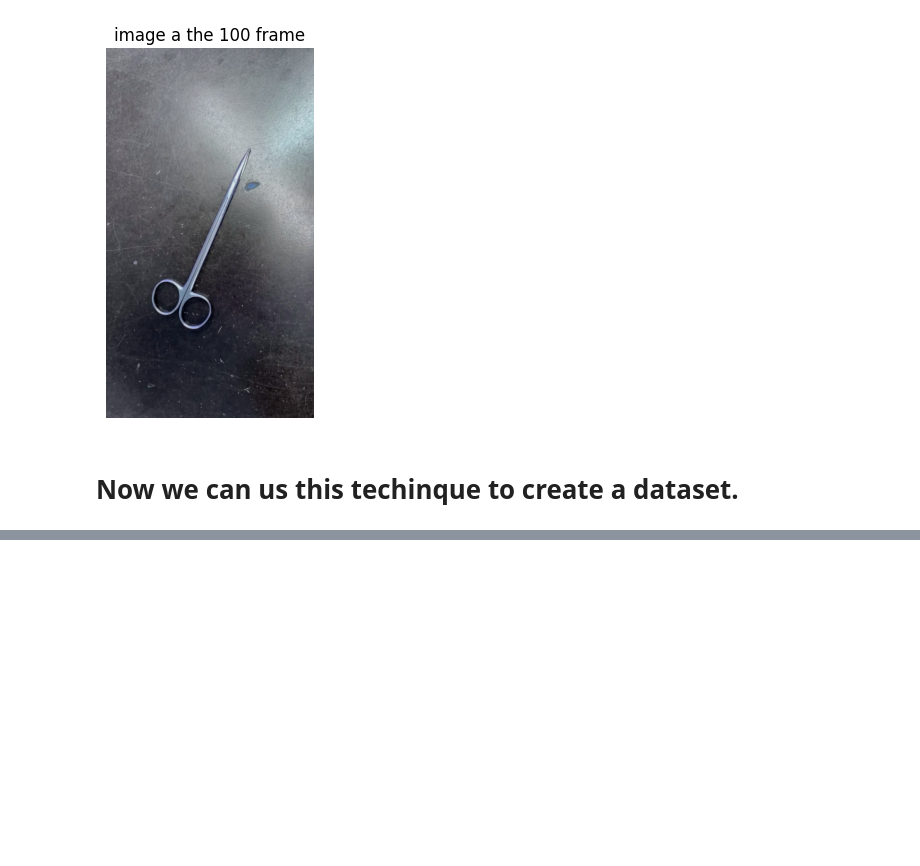
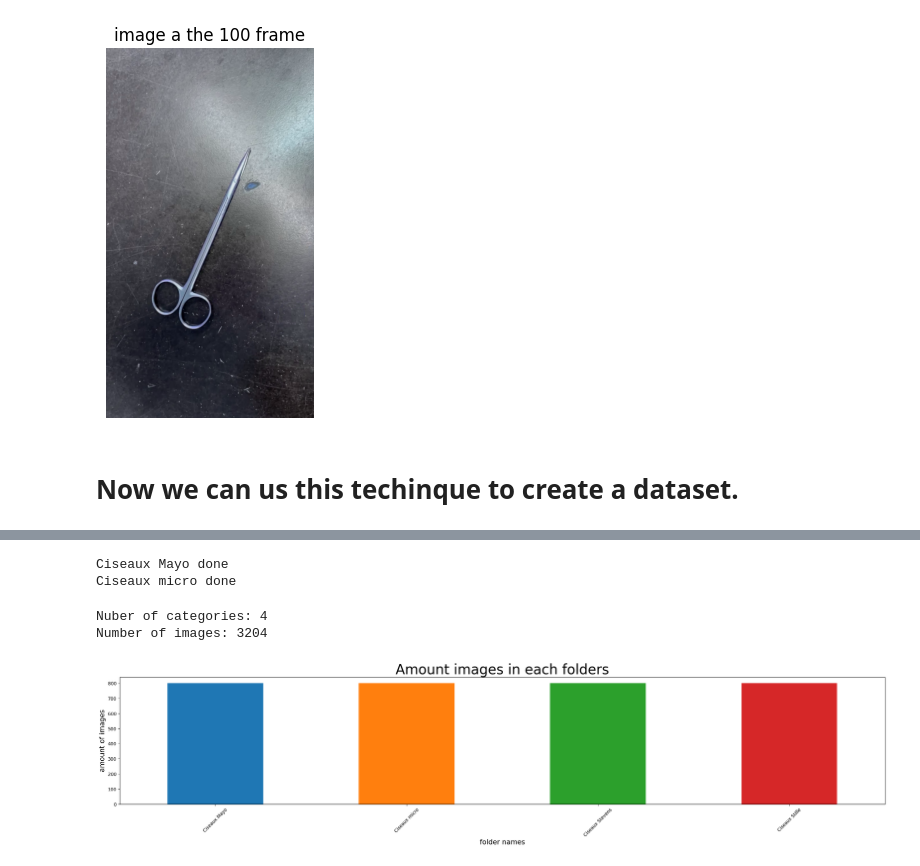
Before and after one commit to PiWebswiss/surgical-classification, a Jupyter notebook: get-data.ipynb, the cells around one changed output, grey strips where cells are left out. Cells and saved outputs as stored; diff of their text form; code cells hidden in the pictures; blank space fills up the shorter version.

```diff
--- a/get-data.ipynb
+++ b/get-data.ipynb
@@ -94,0 +197,74 @@ def video_to_image(path, frame_number= format=".jpg"):
+# %%
+folder_name = "dataset/data"
+if not os.path.exists(folder_name):
+    # Create the directory
+    os.makedirs(folder_name)
+
+video_dir = "dataset/row-data"
+dir_path = "dataset/data"
+
+
+# Call the function and save the images
+for image_name, video_name in image_correspond.items():
+    video_path = os.path.join(video_dir, name_video)
+
+   # Take image form video and save them
+    if isinstance(video_name, str):
+        video_to_image(video_path, image_name, dir_path)
+        print(f"{image_name} done")
+    else:
+        print(f"{video_name} is not a string. Plase enter a video name")
+        continue
+# %% [output]
+Ciseaux Mayo done
+Ciseaux micro done
+# %%
+# Initialise empty dictionary and list
+img_paths = {}
+img_count = {}
+
+
+# Loop over all subfolders in the directory
+for subfolder_name in os.listdir(dir_path):
+
+    # Get the full path to the subfolder
+    subfolder_path = os.path.join(dir_path, subfolder_name)
+
+    # Check if it's a directory
+    if os.path.isdir(subfolder_path):
+
+        # Save number of images and class name
+        img_count[subfolder_name] = len(os.listdir(subfolder_path))
+
+        # Initialise the key with an empty list
+        img_paths[subfolder_name] = []
+        for img_name in os.listdir(subfolder_path):
+            # Save the full path for each image
+            img_path = os.path.join(subfolder_path, img_name)
+
+            # Save image paths
+            img_paths[subfolder_name].append(img_path)
+
+
+
+print("Nuber of categories:", len(img_count))
+print("Number of images:", sum(img_count.values()))
+
+# Create a dictionary of kwargs
+xlim_kwargs = {"left": -0.5, "right": (len(img_count) - 1) + 0.5}
+
+
+# Plot the images in each folder
+plt.figure(figsize=(30, 5))
+for f in img_count:
+    plt.bar(f, img_count.get(f), width=0.5)
+plt.xlim(**xlim_kwargs)
+plt.xticks(rotation=45)
+plt.title("Amount images in each folders", fontsize=30)
+plt.xlabel("folder names", fontsize=15)
+plt.ylabel("amount of images", fontsize=15)
+plt.show()
+# %% [output]
+Nuber of categories: 4
+Number of images: 3204
+[figure, added]
```
Also changed, not shown: parts of 16 cells of this notebook, 1 other file.
